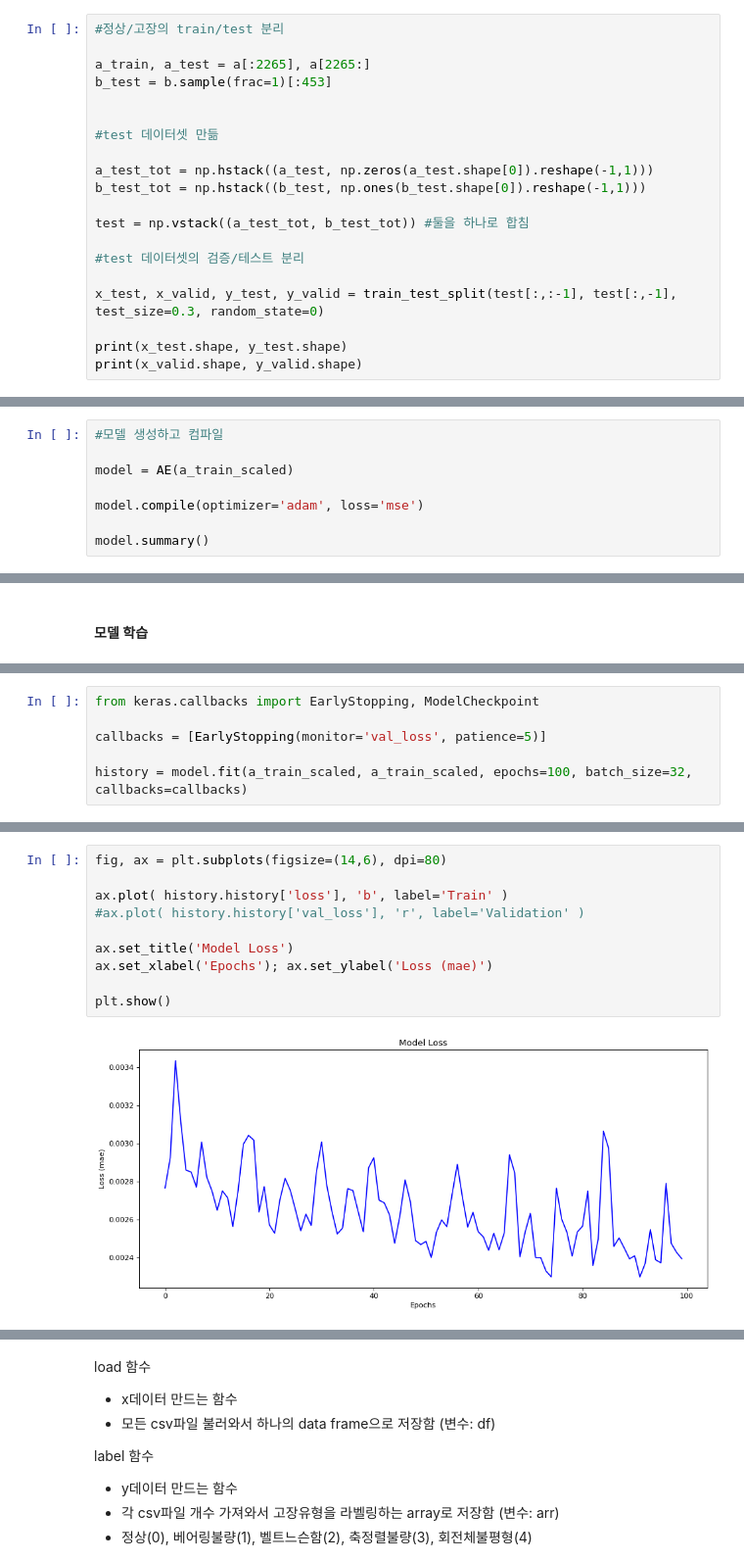
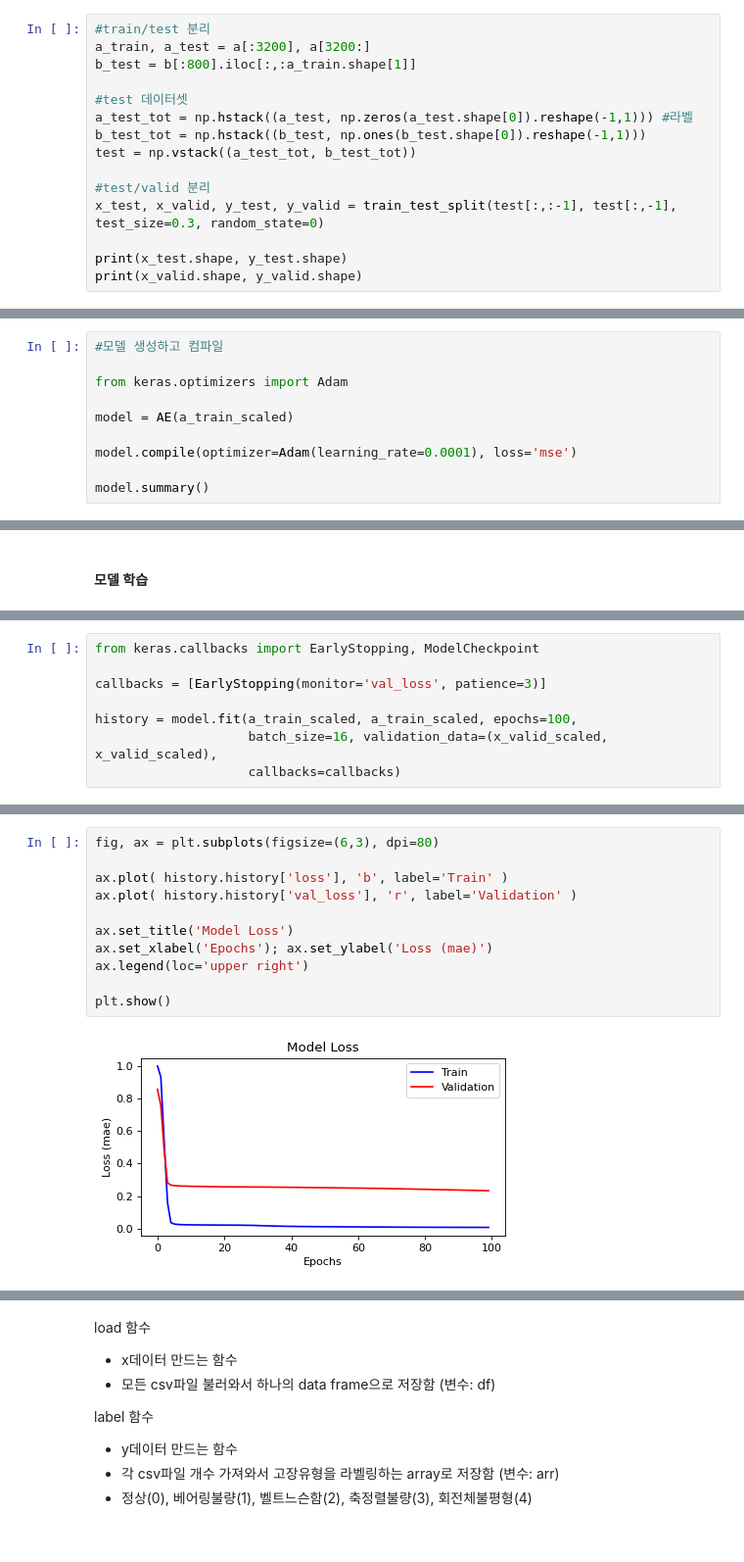
Before and after one commit to engineercha/engineercha, a Jupyter notebook: 기계시설물.ipynb, the cells around one changed output, grey strips where cells are left out. Shown at 98% size. Saved outputs shown, nothing was run; the diff lists cells and outputs as text; blank space fills up the shorter version.

```diff
--- a/기계시설물.ipynb
+++ b/기계시설물.ipynb
@@ -105,19 +317,14 @@ test_tot은 그 둘을 합친 데이터셋임
 # %%
-#정상/고장의 train/test 분리
+#train/test 분리
+a_train, a_test = a[:3200], a[3200:]
+b_test = b[:800].iloc[:,:a_train.shape[1]]
 
-a_train, a_test = a[:2265], a[2265:]
-b_test = b.sample(frac=1)[:453]
+#test 데이터셋
+a_test_tot = np.hstack((a_test, np.zeros(a_test.shape[0]).reshape(-1,1))) #라벨
+b_test_tot = np.hstack((b_test, np.ones(b_test.shape[0]).reshape(-1,1)))
+test = np.vstack((a_test_tot, b_test_tot))
 
-
-#test 데이터셋 만듦
-
-a_test_tot = np.hstack((a_test, np.zeros(a_test.shape[0]).reshape(-1,1)))
-b_test_tot = np.hstack((b_test, np.ones(b_test.shape[0]).reshape(-1,1)))
-
-test = np.vstack((a_test_tot, b_test_tot)) #둘을 하나로 합침
-
-#test 데이터셋의 검증/테스트 분리
-
+#test/valid 분리
 x_test, x_valid, y_test, y_valid = train_test_split(test[:,:-1], test[:,-1], test_size=0.3, random_state=0)
 
 print(x_test.shape, y_test.shape)
@@ -186,9 +402,11 @@ def AE(x):
 # %%
 #모델 생성하고 컴파일
 
+from keras.optimizers import Adam
+
 model = AE(a_train_scaled)
 
-model.compile(optimizer='adam', loss='mse')
+model.compile(optimizer=Adam(learning_rate=0.0001), loss='mse')
 
 model.summary()
 # %% [output]
@@ -216,8 +434,10 @@ _________________________________________________________________
 # %%
 from keras.callbacks import EarlyStopping, ModelCheckpoint
 
-callbacks = [EarlyStopping(monitor='val_loss', patience=5)]
+callbacks = [EarlyStopping(monitor='val_loss', patience=3)]
 
-history = model.fit(a_train_scaled, a_train_scaled, epochs=100, batch_size=32, callbacks=callbacks)
+history = model.fit(a_train_scaled, a_train_scaled, epochs=100,
+                    batch_size=16, validation_data=(x_valid_scaled, x_valid_scaled),
+                    callbacks=callbacks)
 # %% [output]
 Epoch 1/100
@@ -241,12 +460,13 @@ WARNING:tensorflow:Early stopping conditioned on metric `val_loss` which is not
 # %%
-fig, ax = plt.subplots(figsize=(14,6), dpi=80)
+fig, ax = plt.subplots(figsize=(6,3), dpi=80)
 
 ax.plot( history.history['loss'], 'b', label='Train' )
-#ax.plot( history.history['val_loss'], 'r', label='Validation' )
+ax.plot( history.history['val_loss'], 'r', label='Validation' )
 
 ax.set_title('Model Loss')
 ax.set_xlabel('Epochs'); ax.set_ylabel('Loss (mae)')
+ax.legend(loc='upper right')
 
 plt.show()
 # %% [output]
-[figure, old version]
+[figure, new version]
```
Also changed, not shown: parts of 88 cells of this notebook.
